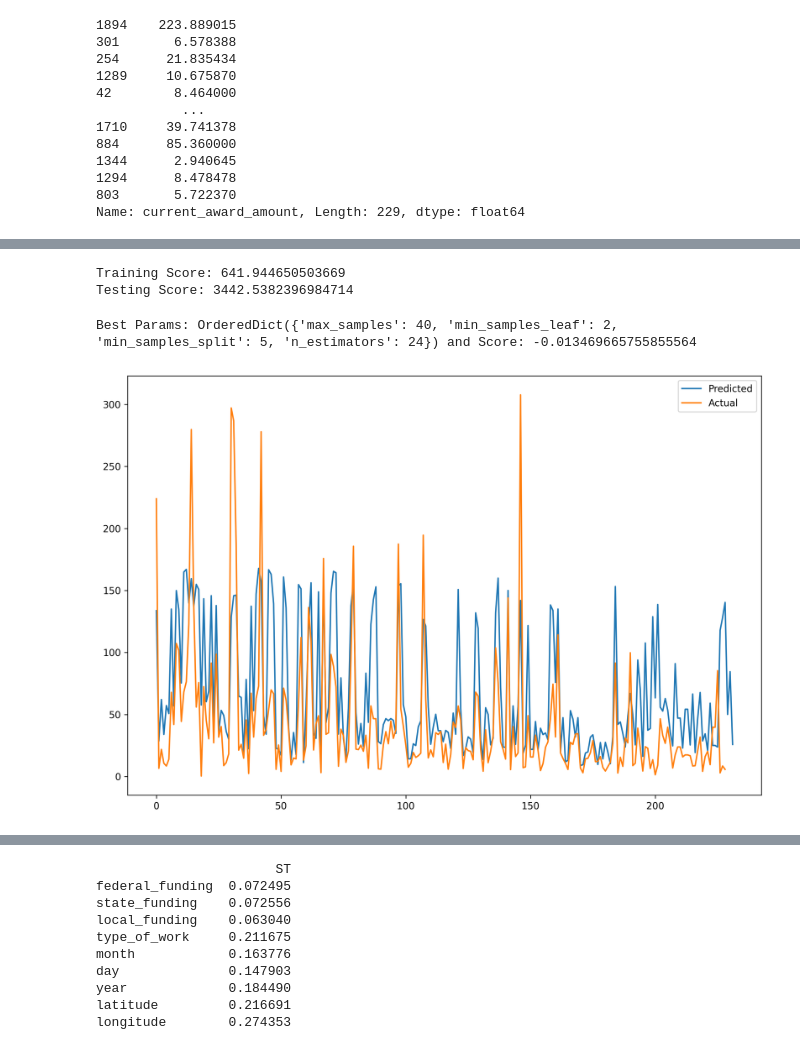
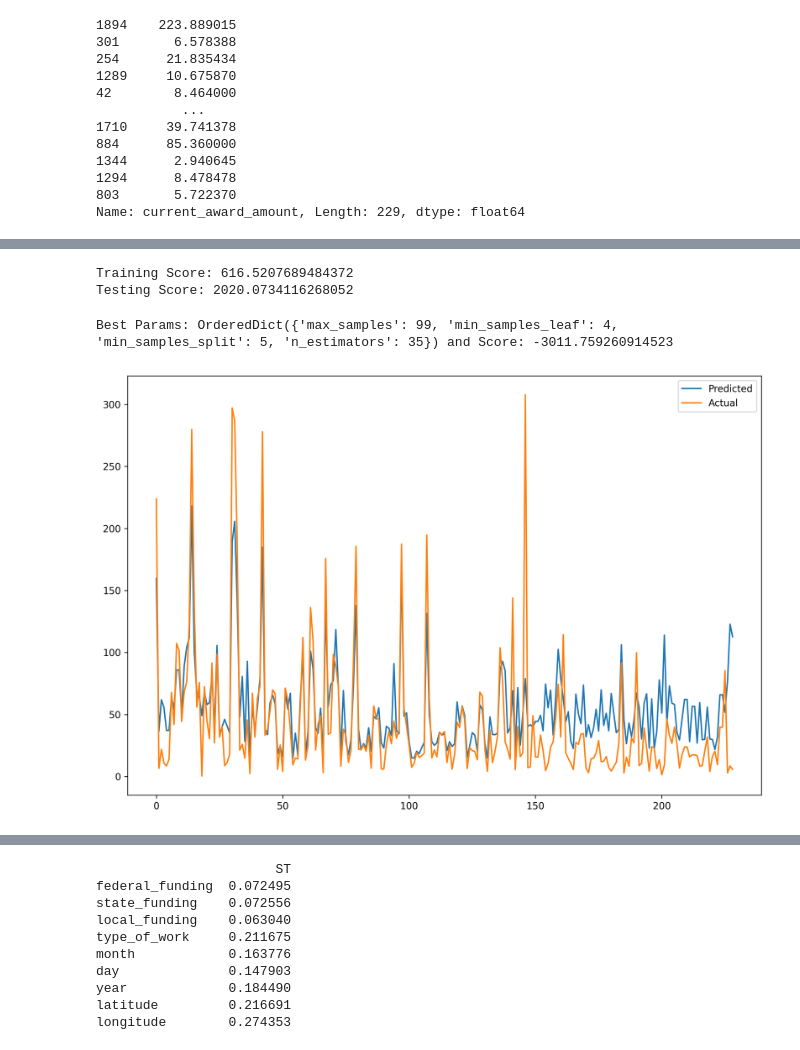
Before and after one commit to AVelaryon/GIS-Exploration, a Jupyter notebook: GISPRoj.ipynb, the cells around one changed output, grey strips where cells are left out. Drawn from its saved outputs; the diff is of its cells as text; code cells hidden in the pictures.

```diff
--- a/GISPRoj.ipynb
+++ b/GISPRoj.ipynb
@@ -460,3 +507,5 @@ dropped_contract_numbers.head()
+# %%
+dropped_contract_numbers['type_of_work'] = dropped_contract_numbers['type_of_work'].str.replace('Drainage','Other')
 # %%
 import seaborn as sns
 plt.figure(dpi=300)
@@ -535,3 +580,5 @@ ordinal.transform(cleaned_data[ord_columns]).shape
+# %%
+X_proposed = pd.get_dummies(cleaned_data[ord_columns], dtype='int').join(cleaned_data[['month','day','year','latitude','longitude']], how='left')
 # %%
 from sklearn.preprocessing import KBinsDiscretizer
 nun = len(cleaned_data.type_of_work.unique().tolist())
@@ -615,17 +633,24 @@ X
 # columns_to_transform = ['region', 'federal_funding', 'state_funding', 'local_funding', 'type_of_work']
 # transformed_data = pd.DataFrame(np.hstack((ordinal.transform(cleaned_data[columns_to_transform]), cleaned_data[['latitude', 'longitude']].to_numpy())), columns=columns_to_transform + ['latitude', 'longitude'], index=cleaned_data.index)
 
-X_train, X_test, y_train, y_test = train_test_split(X,Y, test_size=0.2,shuffle=False, random_state=0)
+X_train, X_test, y_train, y_test = train_test_split(X_proposed,norm_caa, test_size=0.4,shuffle=False, random_state=0)
 # %%
+# from sklearn.gaussian_process.kernels import DotProduct, WhiteKernel, ExpSineSquared, Exponentiation, RBF, RationalQuadratic
+from sklearn.svm import SVR
+from sklearn.ensemble import RandomForestRegressor
+
+# kernel = WhiteKernel()
+
 # n_estimators=126, min_samples_split=10, min_samples_leaf=5
 # n_estimators=10, min_samples_split=10, min_samples_leaf=6, max_samples=47,
-RF = RandomForestRegressor(n_estimators=300, random_state=0)
-RF.fit(X_train, y_train)
-print(f'Training Score: {np.square(y_train.to_numpy().ravel() - RF.predict(X_train)).mean()}')
-print(f'Testing Score: {np.square(y_test.to_numpy().ravel() - RF.predict(X_test)).mean()}')
+svr = RandomForestRegressor(random_state=0)
+svr.fit(X_train, y_train)
+
+print(f'Training Score: {np.square(y_train.to_numpy().ravel() - svr.predict(X_train)).mean()}')
+print(f'Testing Score: {np.square(y_test.to_numpy().ravel() - svr.predict(X_test)).mean()}')
 # %% [output]
-Training Score: 641.944650503669
-Testing Score: 3442.5382396984714
+Training Score: 616.5207689484372
+Testing Score: 2020.0734116268052
 # %%
 from skopt import BayesSearchCV
 from skopt.space import Real, Categorical, Integer
@@ -634,19 +659,19 @@ param_space['n_estimators'] = Integer(10,350)
 param_space['max_samples'] = Integer(10,100)
 param_space['min_samples_split'] = Integer(5,20)
 param_space['min_samples_leaf'] = Integer(2,10)
-bae = BayesSearchCV(RF, param_space, n_iter=200, n_jobs=16, n_points=4, cv=4, random_state=0)
+bae = BayesSearchCV(svr, param_space,scoring='neg_mean_squared_error', n_iter=200, n_jobs=16, n_points=4, cv=4, random_state=0)
 bae.fit(X_train,y_train)
 print(f'Best Params: {bae.best_params_} and Score: {bae.best_score_}')
 # %% [output]
-Best Params: OrderedDict({'max_samples': 40, 'min_samples_leaf': 2, 'min_samples_split': 5, 'n_estimators': 24}) and Score: -0.013469665755855564
+Best Params: OrderedDict({'max_samples': 99, 'min_samples_leaf': 4, 'min_samples_split': 5, 'n_estimators': 35}) and Score: -3011.759260914523
 # %%
 fig, ax = plt.subplots(1,1, figsize=(12,8), dpi=300)
-ax.plot(range(X.shape[0]), RF.predict(X), label='Predicted')
-ax.plot(range(len(norm_caa)), norm_caa, label='Actual')
+ax.plot(range(X_proposed.shape[0]), svr.predict(X_proposed), label='Predicted')
+ax.plot(range(len(norm_caa)),norm_caa, label='Actual')
 ax.legend()
 plt.show()
 # %% [output]
-[figure, old version]
+[figure, new version]
 # %%
 rng = np.random.default_rng(seed=0)
 def bootstrapp(y_true,y_pred,n_boots):
```
Also changed, not shown: parts of 24 cells of this notebook.
